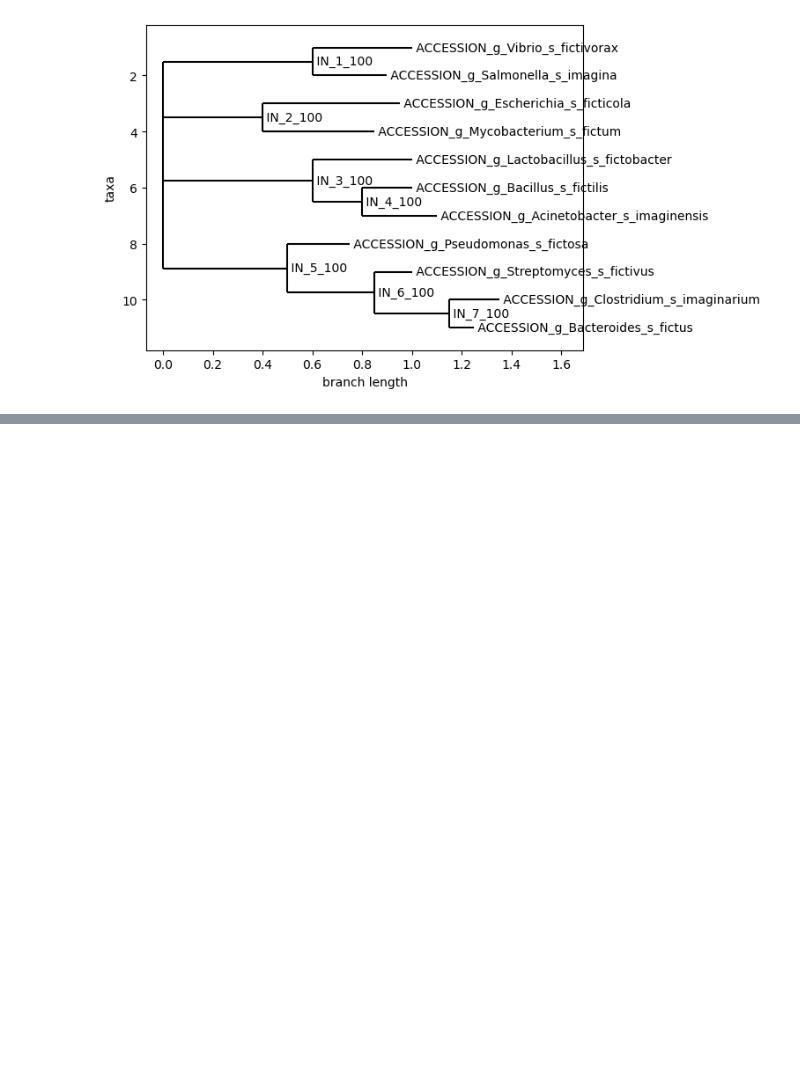
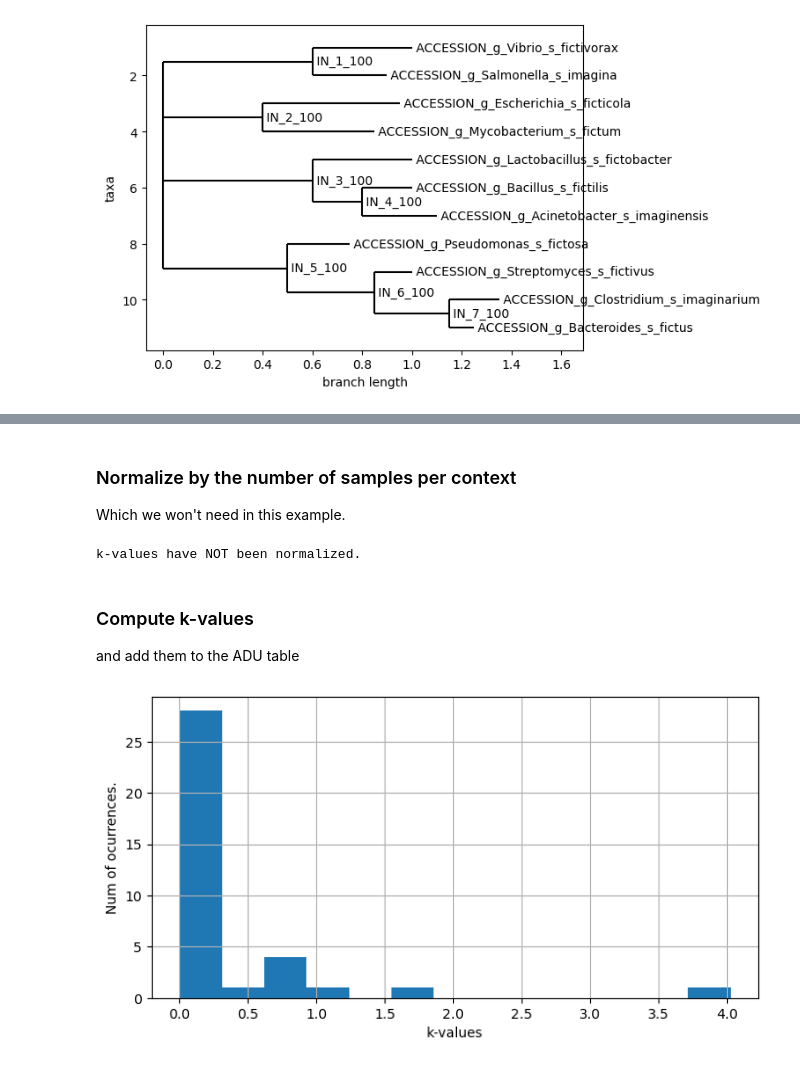
Before and after one commit to pyubero/microguilds, a Jupyter notebook: Tutorials/tutorial_microguilds.ipynb, the cells around one changed output, grey strips where cells are left out. Saved outputs shown, nothing was run; the diff lists cells and outputs as text; code cells hidden in the pictures; blank space fills up the shorter version.

```diff
--- a/Tutorials/tutorial_microguilds.ipynb
+++ b/Tutorials/tutorial_microguilds.ipynb
@@ -308,0 +333,14 @@ Please refer to SqueezeMeta for metagenomic placements in reference trees. Impor
+# %%
+# Load mastertable
+master_table = pd.read_csv(FILENAME_MASTERTAB, sep="\t")
+
+# Validate master table
+assert TAXONOMIC_LEVEL in master_table.columns
+assert "gene_fun" in master_table.columns
+assert "cluster_id" in master_table.columns
+assert "TPM" in master_table.columns
+assert GENE in master_table["gene_fun"].to_list()
+
+# Get rid of non-contributing rows
+master_table = master_table[master_table["TPM"] > 0]
+print(f"Loaded mastertable with {len(master_table)} rows.")
@@ -308,0 +453,32 @@ Please refer to SqueezeMeta for metagenomic placements in reference trees. Impor
+# %% [markdown]
+### Normalize by the number of samples per context
+Which we won't need in this example.
+# %%
+if NORMALIZE_BY_NSAMPLES:
+    normalization = np.ones(len(adu_table))
+
+    for ctx in CONTEXTS:
+        nsamples = gtutils.compute_number_samples(master_table, ctx, SAMPLECODE_COLUMN)
+        normalization[adu_table["Context"] == ctx] = nsamples
+
+    adu_table["normalization"] = normalization
+    print("k-values have been normalized.")
+else:
+    print("k-values have NOT been normalized.")
+    adu_table["normalization"] = 1
+# %% [output]
+k-values have NOT been normalized.
+# %% [markdown]
+### Compute k-values
+and add them to the ADU table
+# %%
+adu_table["k-value"] = adu_table["Abundance"] * adu_table["delta"] / adu_table["normalization"]
+
+plt.figure(figsize=(8,4), dpi=100)
+plt.hist(adu_table["k-value"], bins=13)
+plt.xlabel("k-values")
+plt.ylabel("Num of ocurrences.")
+plt.grid()
+plt.show()
+# %% [output]
+[figure, added]
```
Also changed, not shown: parts of 18 cells of this notebook.
